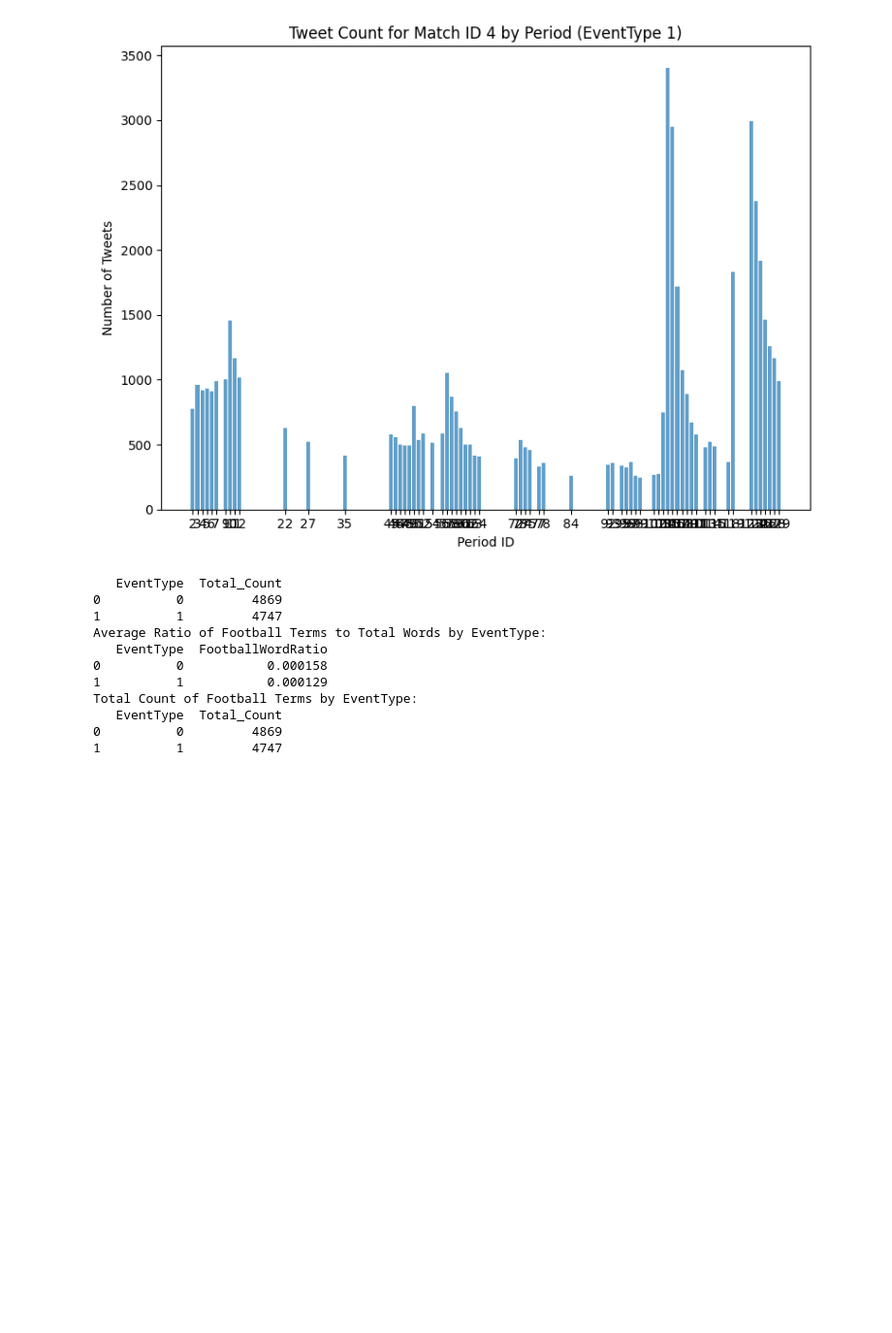
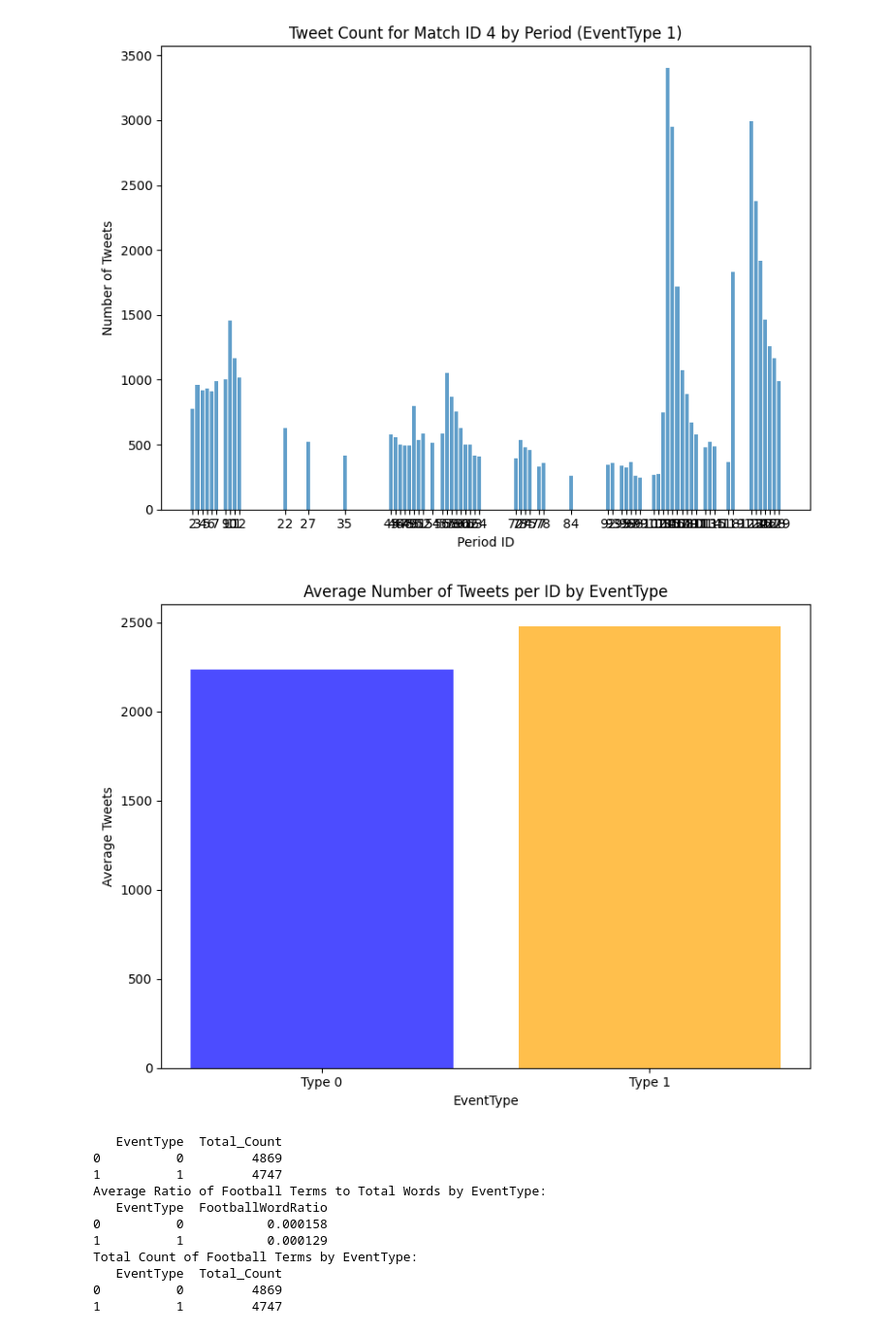
Before and after one commit to Alouloum/Challenge_CSC, a Jupyter notebook: notebooks/exploring_data.ipynb, the cells around one changed output. Shown at 97% size. Cells and saved outputs as stored; diff of their text form; code cells hidden in the pictures; blank space fills up the shorter version.

```diff
--- a/notebooks/exploring_data.ipynb
+++ b/notebooks/exploring_data.ipynb
@@ -79,4 +105,24 @@ for event_type in tweets_by_period_event['EventType'].unique():
 # %% [output]
 [figure]
 [figure]
+# %%
+average_tweets_by_event = (
+    df.groupby(["EventType", "ID"])["Tweet"]
+    .count()
+    .groupby("EventType")
+    .mean()
+    .reset_index(name="AverageTweets")
+)
+
+# Plot the average tweets per ID for EventType 0 and 1
+plt.figure(figsize=(8, 6))
+plt.bar(average_tweets_by_event["EventType"], average_tweets_by_event["AverageTweets"], alpha=0.7, color=['blue', 'orange'])
+plt.title("Average Number of Tweets per ID by EventType")
+plt.xlabel("EventType")
+plt.ylabel("Average Tweets")
+plt.xticks([0, 1], labels=["Type 0", "Type 1"])
+plt.tight_layout()
+plt.show()
+# %% [output]
+[figure, added]
 # %%
```
Also changed, not shown: parts of 4 cells of this notebook, 5 other files.
